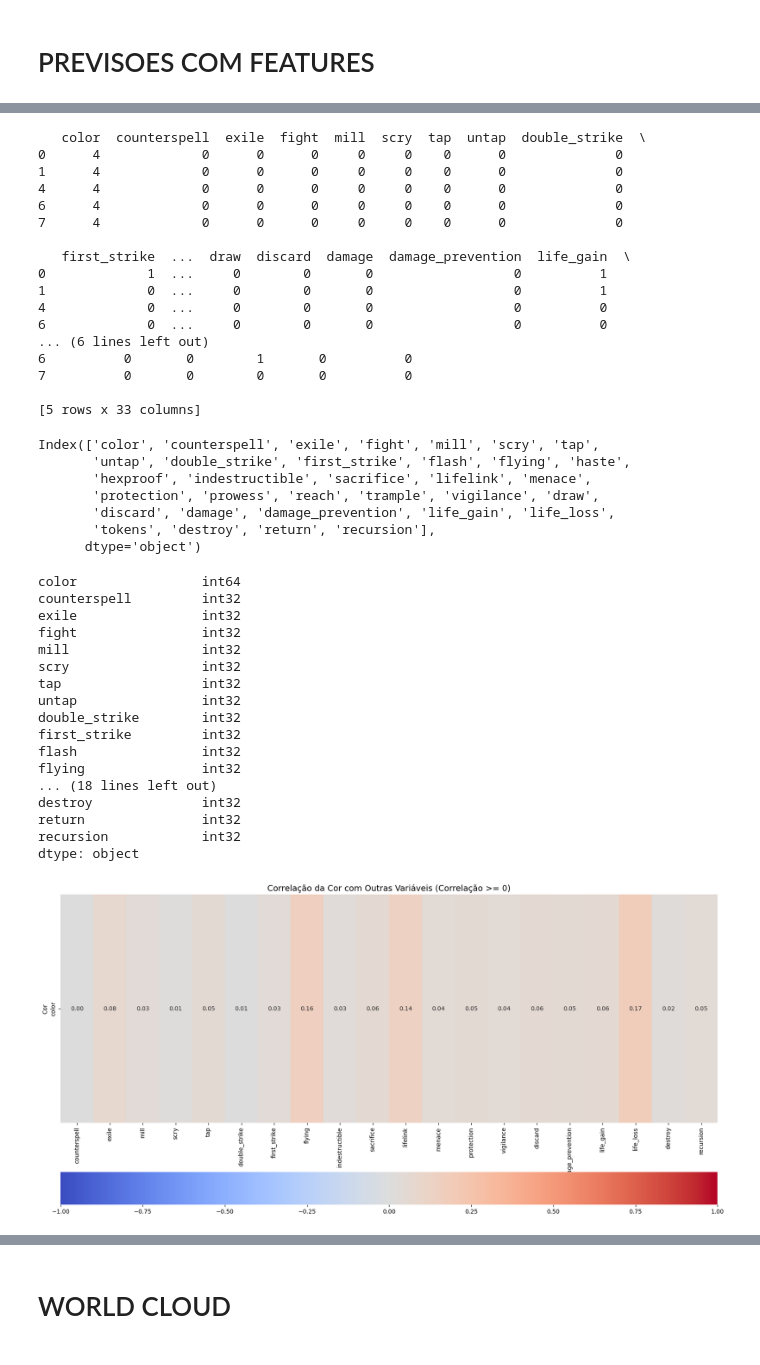
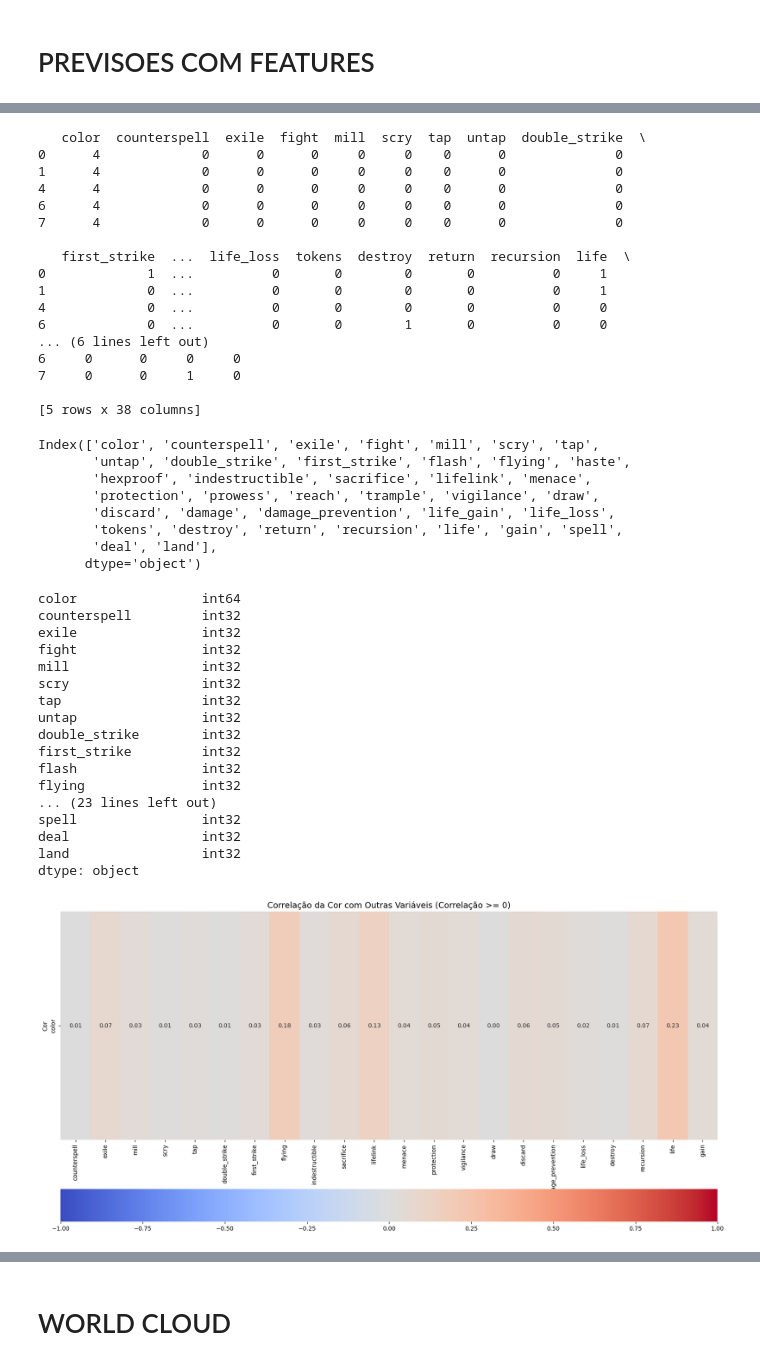
Before and after one commit to JoaoVitorFigueiredo/MagicColourAnalisis_TextMining, a Jupyter notebook: codigo_tfidf.ipynb, the cells around one changed output, grey strips where cells are left out. Drawn from its saved outputs; the diff is of its cells as text; code cells hidden in the pictures.

```diff
--- a/codigo_tfidf.ipynb
+++ b/codigo_tfidf.ipynb
@@ -282,6 +282,12 @@ df["indestructible"] = (df.text.str.contains(r"[iI]ndestructible") &
 df["sacrifice"] = (df.text.str.contains(r"[sS]acrifice"))
 
 
+df["life"] = (df.text.str.contains(r"[lL]ife"))
+
+
+df["gain"] = (df.text.str.contains(r"[gG]ain"))
+
+
 df["lifelink"] = (df.text.str.contains(r"[lL]ifelink"))
 
 
@@ -292,6 +298,8 @@ df["protection"] = (df.text.str.contains(r"[pP]rotection\sfrom"))
 
 
 df["prowess"] = (df.text.str.contains(r"[pP]rowess"))
+
+df["spell"] = (df.text.str.contains(r"[sS]pell"))
 
 
 df["reach"] = (df.text.str.contains(r"(?:\sr|\nR|^R)each") &
@@ -306,9 +314,11 @@ df["vigilance"] = (df.text.str.contains(r"[vV]igilance"))
 
 df["draw"] = (df.text.str.contains(r"(?:\sd|\nD|^D)raw"))
 
-
 df["discard"] = (df.text.str.contains(r"[dD]iscard"))
 
+df["deal"] = (df.text.str.contains(r"[dD]eal"))
+
+df["land"] = (df.text.str.contains(r"[lL]and"))
 
 df["damage"] = (df.text.str.contains(r"deals\s\d\sdamage"))
 
@@ -1157,7 +1180,8 @@ boolean_columns = ["counterspell", "exile", "fight", "mill", "scry", "tap", "unt
                    "double_strike", "first_strike", "flash", "flying", "haste", "hexproof",
                    "indestructible", "sacrifice", "lifelink", "menace", "protection", "prowess",
                    "reach", "trample", "vigilance", "draw", "discard", "damage", "damage_prevention",
-                   "life_gain", "life_loss", "tokens", "destroy", "return", "recursion"]
+                   "life_gain", "life_loss", "tokens", "destroy", "return", "recursion","spell","gain",
+                   "life","deal","land"]
 
 #booleanas para inteiros (0 ou 1)
 df_prever[boolean_columns] = df_prever[boolean_columns].astype(int)
@@ -1180,16 +1204,16 @@ print(df_prever.head())
 6      4             0      0      0     0     0    0      0              0
 7      4             0      0      0     0     0    0      0              0
 
-   first_strike  ...  draw  discard  damage  damage_prevention  life_gain  \
-0             1  ...     0        0       0                  0          1
-1             0  ...     0        0       0                  0          1
-4             0  ...     0        0       0                  0          0
-6             0  ...     0        0       0                  0          0
+   first_strike  ...  life_loss  tokens  destroy  return  recursion  life  \
+0             1  ...          0       0        0       0          0     1
+1             0  ...          0       0        0       0          0     1
+4             0  ...          0       0        0       0          0     0
+6             0  ...          0       0        1       0          0     0
 ... (6 lines left out)
-6          0       0        1       0          0
-7          0       0        0       0          0
+6     0      0     0     0
+7     0      0     1     0
 
-[5 rows x 33 columns]
+[5 rows x 38 columns]
 # %%
 df_prever.columns
 # %% [output]
@@ -1198,7 +1222,8 @@ Index(['color', 'counterspell', 'exile', 'fight', 'mill', 'scry', 'tap',
        'hexproof', 'indestructible', 'sacrifice', 'lifelink', 'menace',
        'protection', 'prowess', 'reach', 'trample', 'vigilance', 'draw',
        'discard', 'damage', 'damage_prevention', 'life_gain', 'life_loss',
-       'tokens', 'destroy', 'return', 'recursion'],
+       'tokens', 'destroy', 'return', 'recursion', 'life', 'gain', 'spell',
+       'deal', 'land'],
       dtype='object')
 # %%
 print(df_prever.dtypes)
@@ -1215,28 +1240,27 @@ double_strike        int32
 first_strike         int32
 flash                int32
 flying               int32
-... (18 lines left out)
-destroy              int32
-return               int32
-recursion            int32
+... (23 lines left out)
+spell                int32
+deal                 int32
+land                 int32
 dtype: object
 # %%
 df_selected = df_prever.copy()
 
 correlation_matrix = df_selected.corr()
 color_correlation = correlation_matrix.loc[['color'], correlation_matrix.columns != 'color']
-#correlação >= 0
 positive_correlation_columns = color_correlation.columns[color_correlation.iloc[0] >= 0]
-df_prever = df_prever[positive_correlation_columns]
+df_selected = df_selected[positive_correlation_columns]
 
 plt.figure(figsize=(20, 10))
 sns.heatmap(color_correlation[positive_correlation_columns], annot=True, cmap="coolwarm", fmt=".2f", vmin=-1, vmax=1, cbar_kws={"orientation": "horizontal"})
 plt.title("Correlação da Cor com Outras Variáveis (Correlação >= 0)", fontsize=14)
 plt.xlabel("Variáveis")
 plt.ylabel("Cor")
 plt.show()
 
 #colunas com correlação >= 0
 # %% [output]
-[figure, old version]
+[figure, new version]
 # %%
```
Also changed, not shown: parts of 10 cells of this notebook.
